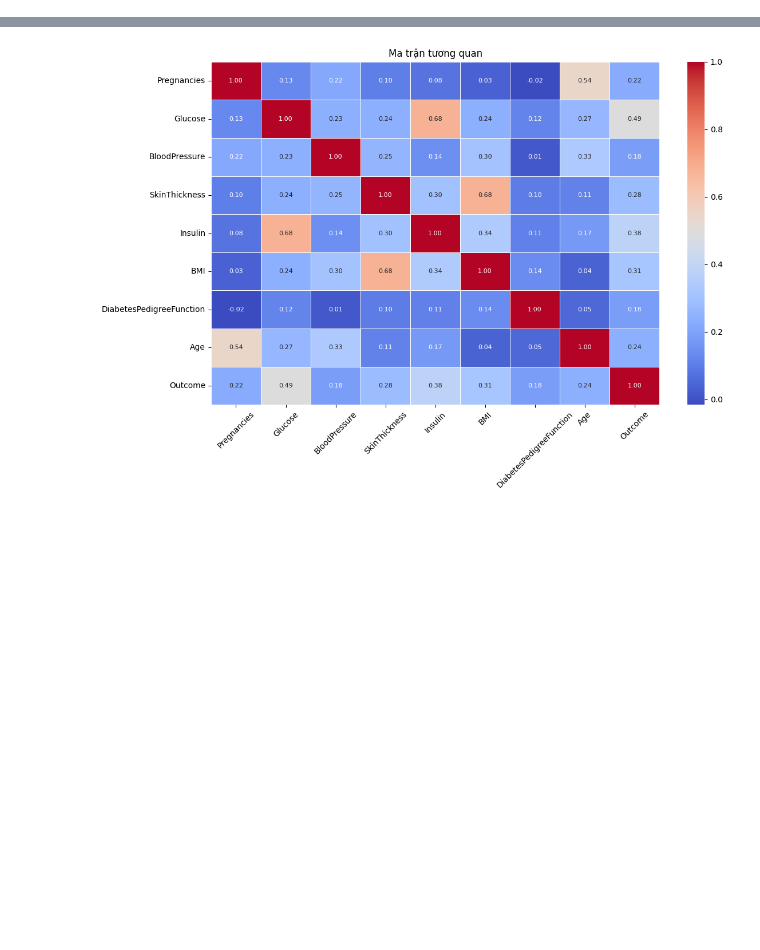
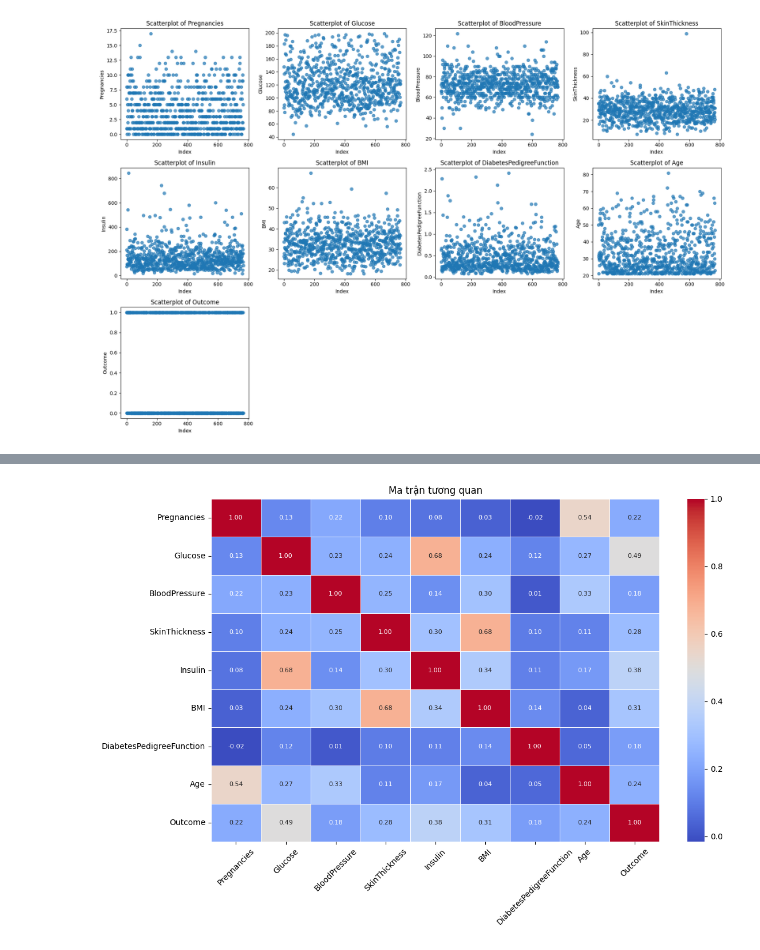
Before and after one commit to tranquochuy061204/pima_indian_diabetes, a Jupyter notebook: app/indian_diabetes.ipynb, the cells around one changed output, grey strips where cells are left out. Cells and saved outputs as stored; diff of their text form; code cells hidden in the pictures; blank space fills up the shorter version.

```diff
--- a/app/indian_diabetes.ipynb
+++ b/app/indian_diabetes.ipynb
@@ -55,3 +84,20 @@ clean_data_zeros[zero_cols] = imputer.fit_transform(clean_data_zeros[zero_cols])
+# %%
+features = clean_data_zeros.columns
+
+# Thiết lập khung hình vẽ
+plt.figure(figsize=(18, 12))
+
+for i, feature in enumerate(features):
+    plt.subplot(3, 4, i + 1)
+    plt.scatter(x=clean_data_zeros.index, y=clean_data_zeros[feature], alpha=0.7)
+    plt.title(f'Scatterplot of {feature}')
+    plt.xlabel('Index')
+    plt.ylabel(feature)
+
+plt.tight_layout()
+plt.show()
+# %% [output]
+[figure, added]
 # %%
 features = ['Glucose', 'BloodPressure', 'SkinThickness', 'Insulin', 'BMI', 'DiabetesPedigreeFunction']
 outcome = clean_data_zeros.iloc[:, -1]
```
Also changed, not shown: parts of 14 cells of this notebook, 2 other files.
